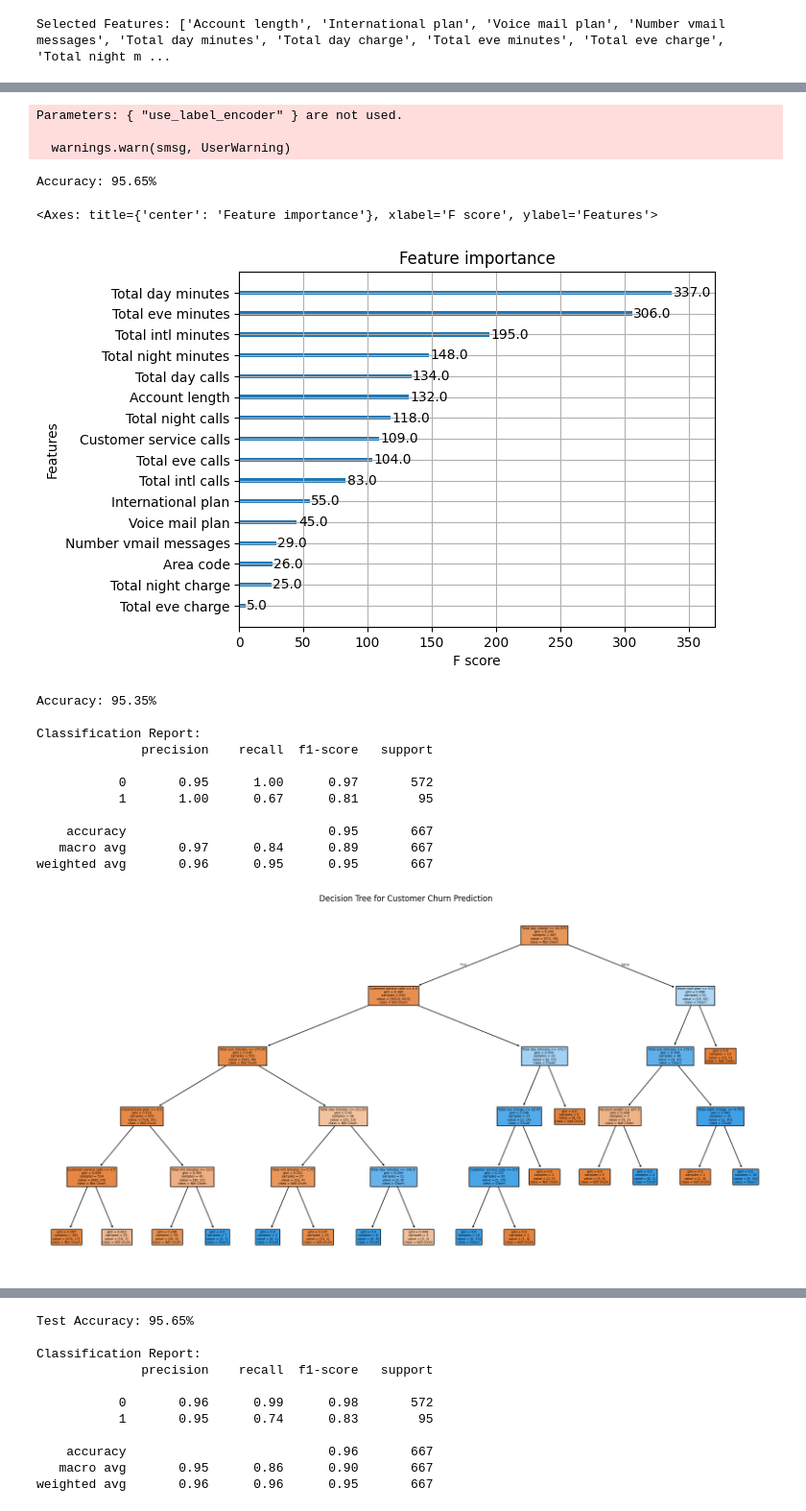
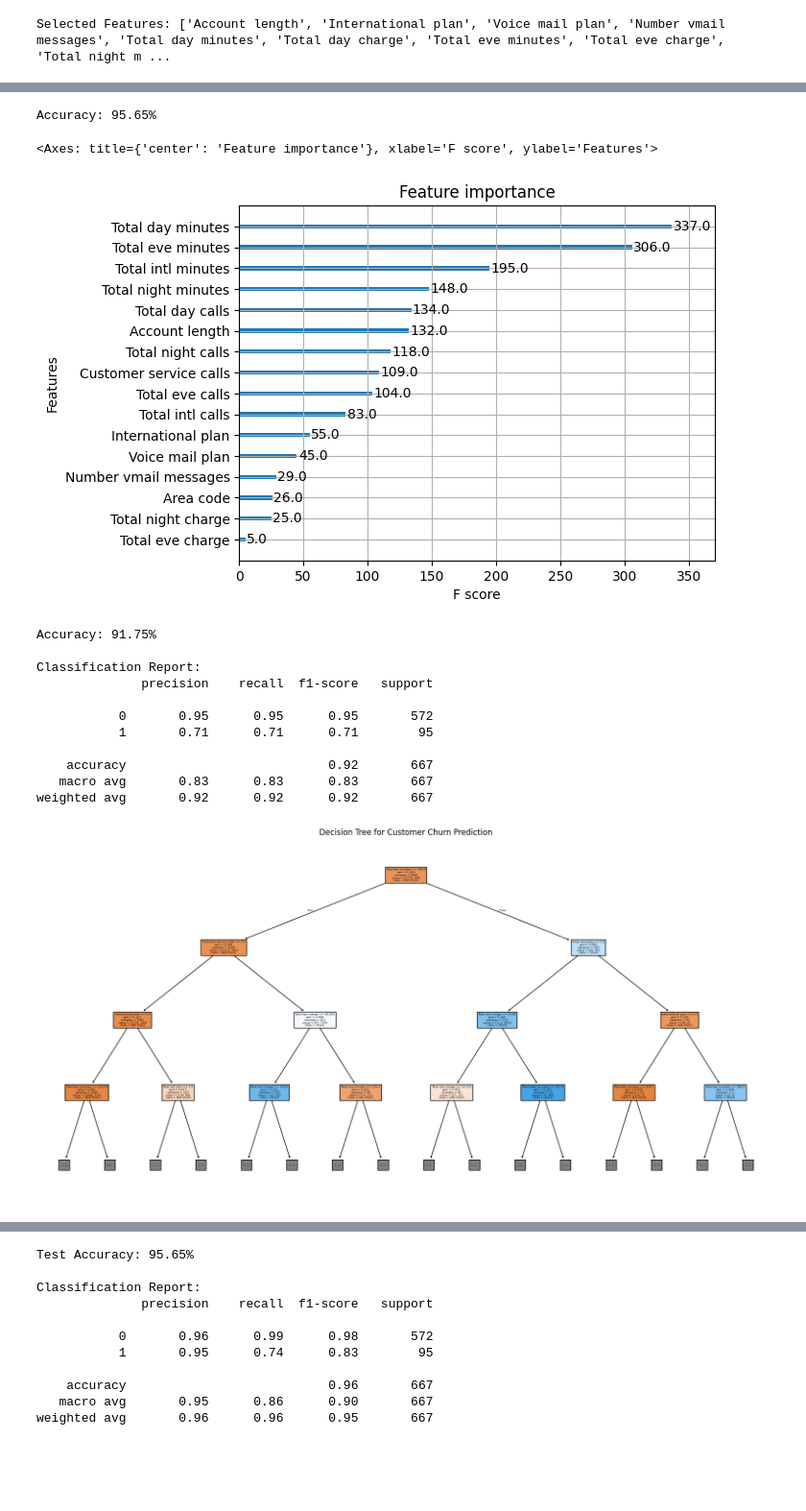
Before and after one commit to BedouiGit/Churn-Customer-Prediction, a Jupyter notebook: churnPredicition.ipynb, the cells around one changed output, grey strips where cells are left out. Shown at 96% size. Cells and saved outputs as stored; diff of their text form; code cells hidden in the pictures; blank space fills up the shorter version.

```diff
--- a/churnPredicition.ipynb
+++ b/churnPredicition.ipynb
@@ -230,7 +235,7 @@ from sklearn.metrics import accuracy_score
 
 # Create and train the Logistic Regression model
 model = LogisticRegression(max_iter=1000)  # Added max_iter to ensure convergence
-model.fit(X_test, y_test)  # Train the model on the entire dataset
+model.fit(X_train, y_train)  # Train the model on the entire dataset
 
 # Predict on the entire dataset
 y_pred = model.predict(X_test)
@@ -292,7 +257,7 @@ import xgboost as xgb
 from sklearn.metrics import accuracy_score
 
 # Create the XGBoost model
-model = xgb.XGBClassifier(use_label_encoder=False, eval_metric='logloss')
+model = xgb.XGBClassifier()  #apply the gridscreach to find the best parameters for xgboost
 
 # Train the model on the training data
 model.fit(X_train, y_train)
@@ -307,44 +272,41 @@ print(f"Accuracy: {accuracy * 100:.2f}%")
 # Feature importance visualization
 xgb.plot_importance(model)
 # %% [output]
-Parameters: { "use_label_encoder" } are not used.
-
-  warnings.warn(smsg, UserWarning)
+Accuracy: 95.65%
-Accuracy: 95.65%
+<Axes: title={'center': 'Feature importance'}, xlabel='F score', ylabel='Features'>
-<Axes: title={'center': 'Feature importance'}, xlabel='F score', ylabel='Features'>
 [figure]
 # %%
 from sklearn.tree import DecisionTreeClassifier, plot_tree
 from sklearn.metrics import accuracy_score, classification_report
 
 # Create and train the Decision Tree model
-model = DecisionTreeClassifier(criterion='gini', max_depth=5, random_state=42)
-model.fit(X_test, y_test)
+model = DecisionTreeClassifier()
+model.fit(X_train, y_train)
 
 # Predict on the same dataset (if not splitting data)
 y_pred = model.predict(X_test)
 
 # Evaluate the model
 accuracy = accuracy_score(y_test, y_pred)
 print(f"Accuracy: {accuracy * 100:.2f}%")
 print("\nClassification Report:")
 print(classification_report(y_test, y_pred))
 
 # Visualize the Decision Tree
 plt.figure(figsize=(20, 10))
-plot_tree(model, feature_names=X.columns, class_names=['Not Churn', 'Churn'], filled=True)
+plot_tree(model,max_depth=3, feature_names=X.columns, class_names=['Not Churn', 'Churn'], filled=True)
 plt.title("Decision Tree for Customer Churn Prediction")
 plt.show()
 # %% [output]
-Accuracy: 95.35%
+Accuracy: 91.75%
 
 Classification Report:
               precision    recall  f1-score   support
 
-           0       0.95      1.00      0.97       572
-           1       1.00      0.67      0.81        95
+           0       0.95      0.95      0.95       572
+           1       0.71      0.71      0.71        95
 
-    accuracy                           0.95       667
-   macro avg       0.97      0.84      0.89       667
-weighted avg       0.96      0.95      0.95       667
+    accuracy                           0.92       667
+   macro avg       0.83      0.83      0.83       667
+weighted avg       0.92      0.92      0.92       667
-[figure, old version]
+[figure, new version]
```
Also changed, not shown: parts of 8 cells of this notebook.
